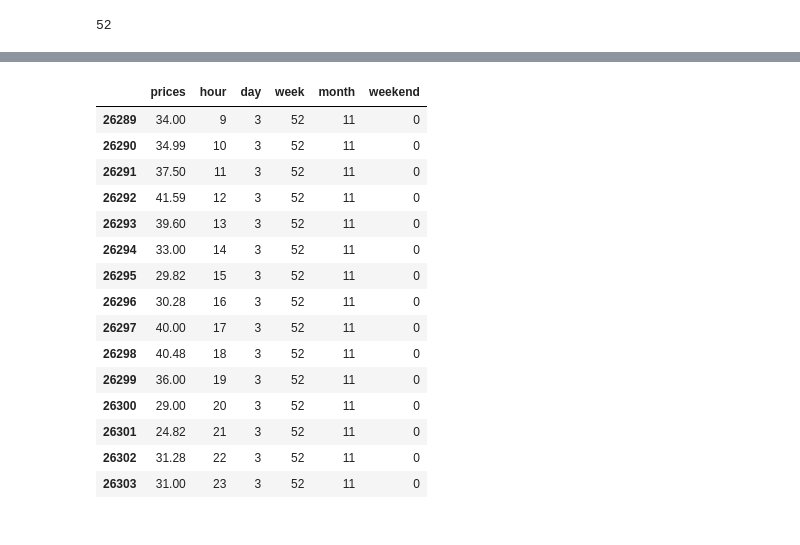
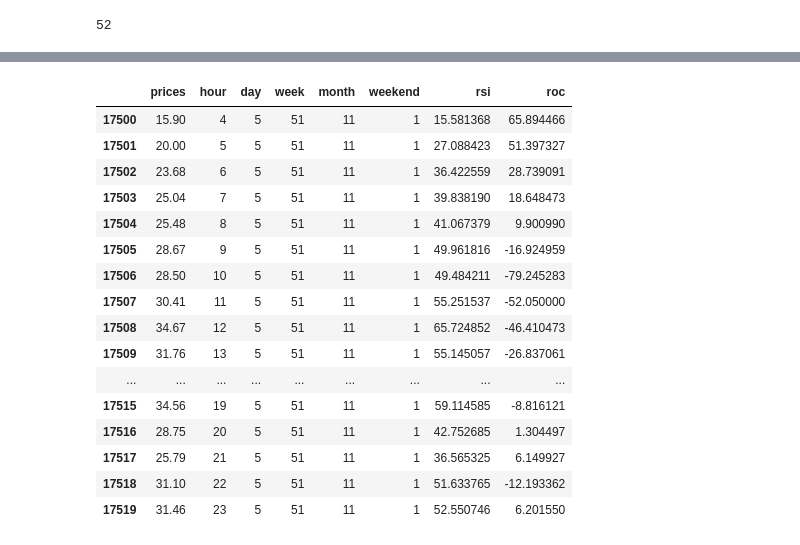
Before and after one commit to martonymous/project_rl, a Jupyter notebook: data_prep.ipynb, the cells around one changed output, grey strips where cells are left out. Drawn from its saved outputs; the diff is of its cells as text; code cells hidden in the pictures.

```diff
--- a/data_prep.ipynb
+++ b/data_prep.ipynb
@@ -11,12 +12,12 @@ df_days["PRICES"] = df_days["PRICES"].dt.day_of_week
 df_days["a"], df_days["b"], df_days["c"], df_days["v"], df_days["w"], df_days["d"], df_days["e"], df_days["f"], df_days["g"], df_days["h"], df_days["i"], df_days["j"], df_days["k"], df_days["l"], df_days["m"], df_days["n"], df_days["o"], df_days["p"], df_days["q"], df_days["r"], df_days["s"], df_days["t"], df_days["u"] = [df_days["PRICES"], df_days["PRICES"], df_days["PRICES"], df_days["PRICES"], df_days["PRICES"], df_days["PRICES"], df_days["PRICES"], df_days["PRICES"], df_days["PRICES"], df_days["PRICES"], df_days["PRICES"], df_days["PRICES"], df_days["PRICES"], df_days["PRICES"], df_days["PRICES"], df_days["PRICES"], df_days["PRICES"], df_days["PRICES"], df_days["PRICES"], df_days["PRICES"], df_days["PRICES"], df_days["PRICES"], df_days["PRICES"]]
 df_days = df_days.to_numpy().flatten()
 # %%
-df_week = pd.read_excel('data/train.xlsx', usecols="A")
+df_week = pd.read_excel('data/validate.xlsx', usecols="A")
 df_week["PRICES"] = df_week["PRICES"].dt.isocalendar().week - 1
 df_week["a"], df_week["b"], df_week["c"], df_week["v"], df_week["w"], df_week["d"], df_week["e"], df_week["f"], df_week["g"], df_week["h"], df_week["i"], df_week["j"], df_week["k"], df_week["l"], df_week["m"], df_week["n"], df_week["o"], df_week["p"], df_week["q"], df_week["r"], df_week["s"], df_week["t"], df_week["u"] = [df_week["PRICES"], df_week["PRICES"], df_week["PRICES"], df_week["PRICES"], df_week["PRICES"], df_week["PRICES"], df_week["PRICES"], df_week["PRICES"], df_week["PRICES"], df_week["PRICES"], df_week["PRICES"], df_week["PRICES"], df_week["PRICES"], df_week["PRICES"], df_week["PRICES"], df_week["PRICES"], df_week["PRICES"], df_week["PRICES"], df_week["PRICES"], df_week["PRICES"], df_week["PRICES"], df_week["PRICES"], df_week["PRICES"]]
 df_week = df_week.to_numpy().flatten()
 # %%
-df_month = pd.read_excel('data/train.xlsx', usecols="A")
+df_month = pd.read_excel('data/validate.xlsx', usecols="A")
 df_month["PRICES"] = df_month["PRICES"].dt.month - 1
 df_month["a"], df_month["b"], df_month["c"], df_month["v"], df_month["w"], df_month["d"], df_month["e"], df_month["f"], df_month["g"], df_month["h"], df_month["i"], df_month["j"], df_month["k"], df_month["l"], df_month["m"], df_month["n"], df_month["o"], df_month["p"], df_month["q"], df_month["r"], df_month["s"], df_month["t"], df_month["u"] = [df_month["PRICES"], df_month["PRICES"], df_month["PRICES"], df_month["PRICES"], df_month["PRICES"], df_month["PRICES"], df_month["PRICES"], df_month["PRICES"], df_month["PRICES"], df_month["PRICES"], df_month["PRICES"], df_month["PRICES"], df_month["PRICES"], df_month["PRICES"], df_month["PRICES"], df_month["PRICES"], df_month["PRICES"], df_month["PRICES"], df_month["PRICES"], df_month["PRICES"], df_month["PRICES"], df_month["PRICES"], df_month["PRICES"]]
 df_month = df_month.to_numpy().flatten()
@@ -52,19 +52,26 @@ observations.to_csv('data/train_processed.csv')
-# %%
-observations.tail(15)
-# %% [output]
-|  | prices | hour | day | week | month | weekend |
-| 26289 | 34.00 | 9 | 3 | 52 | 11 | 0 |
-| 26290 | 34.99 | 10 | 3 | 52 | 11 | 0 |
-| 26291 | 37.50 | 11 | 3 | 52 | 11 | 0 |
-| 26292 | 41.59 | 12 | 3 | 52 | 11 | 0 |
-| 26293 | 39.60 | 13 | 3 | 52 | 11 | 0 |
-| 26294 | 33.00 | 14 | 3 | 52 | 11 | 0 |
-| 26295 | 29.82 | 15 | 3 | 52 | 11 | 0 |
-| 26296 | 30.28 | 16 | 3 | 52 | 11 | 0 |
-| 26297 | 40.00 | 17 | 3 | 52 | 11 | 0 |
-| 26298 | 40.48 | 18 | 3 | 52 | 11 | 0 |
-| 26299 | 36.00 | 19 | 3 | 52 | 11 | 0 |
-| 26300 | 29.00 | 20 | 3 | 52 | 11 | 0 |
-| 26301 | 24.82 | 21 | 3 | 52 | 11 | 0 |
-| 26302 | 31.28 | 22 | 3 | 52 | 11 | 0 |
-| 26303 | 31.00 | 23 | 3 | 52 | 11 | 0 |
+# %%
+n = 6
+# %%
+observations['rsi'] = 100 - (100 / (1 + observations['prices'].diff(1).mask(observations['prices'].diff(1) < 0, 0).ewm(alpha=1/n, adjust=False).mean() / observations['prices'].diff(1).mask(observations['prices'].diff(1) > 0, -0.0).abs().ewm(alpha=1/n, adjust=False).mean()))
+observations['roc'] = (observations['prices'].shift(n) - observations['prices']) / observations['prices'].shift(n) * 100
+# %%
+observations.to_csv('data/val.csv')
+observations.tail(20)
+# %% [output]
+|  | prices | hour | day | week | month | weekend | rsi | roc |
+| 17500 | 15.90 | 4 | 5 | 51 | 11 | 1 | 15.581368 | 65.894466 |
+| 17501 | 20.00 | 5 | 5 | 51 | 11 | 1 | 27.088423 | 51.397327 |
+| 17502 | 23.68 | 6 | 5 | 51 | 11 | 1 | 36.422559 | 28.739091 |
+| 17503 | 25.04 | 7 | 5 | 51 | 11 | 1 | 39.838190 | 18.648473 |
+| 17504 | 25.48 | 8 | 5 | 51 | 11 | 1 | 41.067379 | 9.900990 |
+| 17505 | 28.67 | 9 | 5 | 51 | 11 | 1 | 49.961816 | -16.924959 |
+| 17506 | 28.50 | 10 | 5 | 51 | 11 | 1 | 49.484211 | -79.245283 |
+| 17507 | 30.41 | 11 | 5 | 51 | 11 | 1 | 55.251537 | -52.050000 |
+| 17508 | 34.67 | 12 | 5 | 51 | 11 | 1 | 65.724852 | -46.410473 |
+| 17509 | 31.76 | 13 | 5 | 51 | 11 | 1 | 55.145057 | -26.837061 |
+| ... | ... | ... | ... | ... | ... | ... | ... | ... |
+| 17515 | 34.56 | 19 | 5 | 51 | 11 | 1 | 59.114585 | -8.816121 |
+| 17516 | 28.75 | 20 | 5 | 51 | 11 | 1 | 42.752685 | 1.304497 |
+| 17517 | 25.79 | 21 | 5 | 51 | 11 | 1 | 36.565325 | 6.149927 |
+| 17518 | 31.10 | 22 | 5 | 51 | 11 | 1 | 51.633765 | -12.193362 |
+| 17519 | 31.46 | 23 | 5 | 51 | 11 | 1 | 52.550746 | 6.201550 |
```
Also changed, not shown: parts of 6 cells of this notebook, 3 other files.
